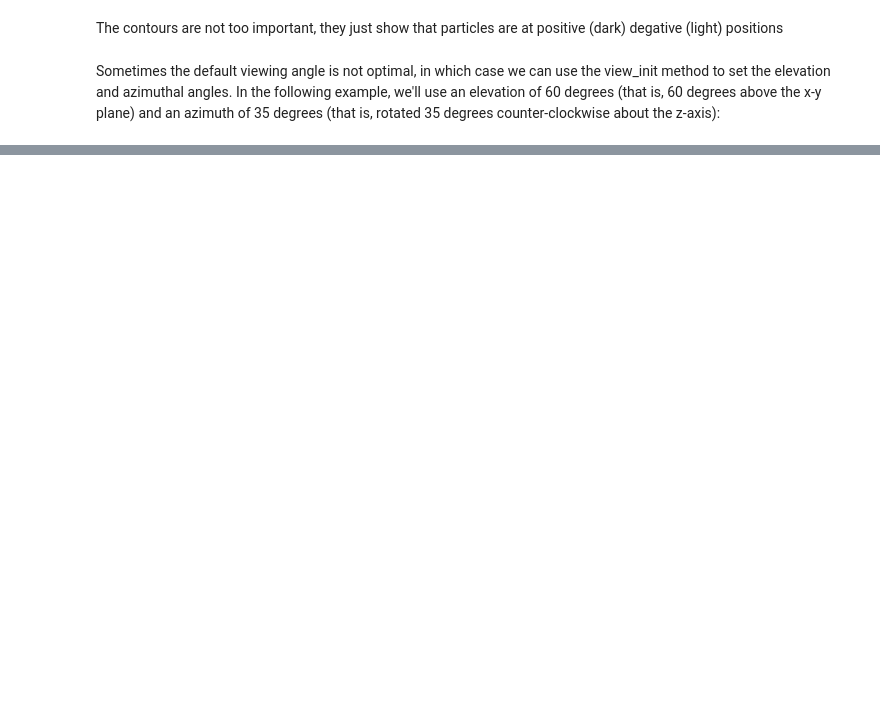
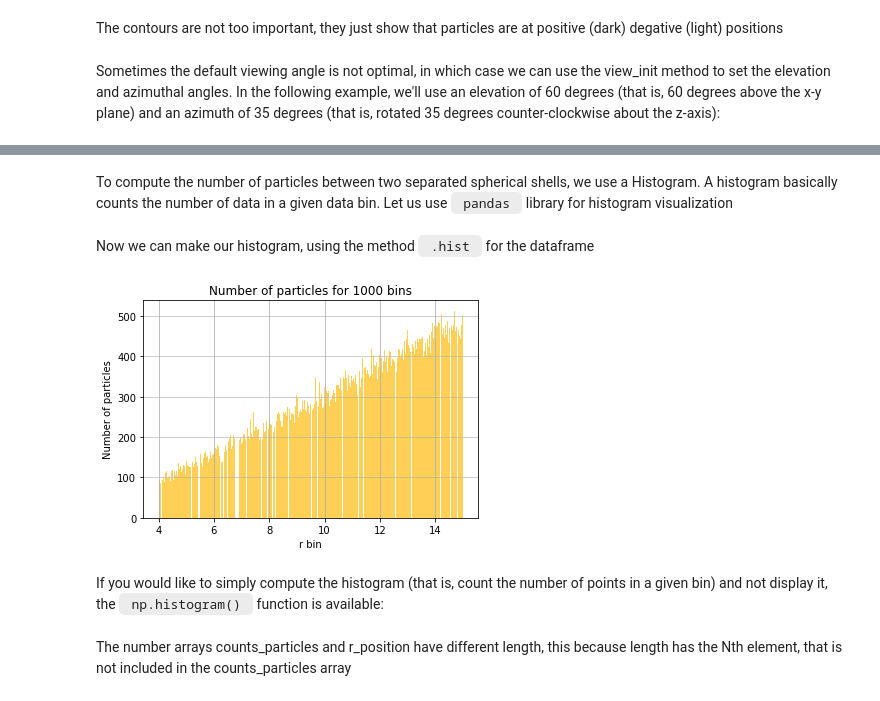
Before and after one commit to EXPLORE-for-students/python-tutorials, a Jupyter notebook: Tutorial 2/Tutorial_2_part_b.ipynb, the cells around one changed output, grey strips where cells are left out. Saved outputs shown, nothing was run; the diff lists cells and outputs as text; code cells hidden in the pictures; blank space fills up the shorter version.

```diff
--- a/Tutorial 2/Tutorial_2_part_b.ipynb
+++ b/Tutorial 2/Tutorial_2_part_b.ipynb
@@ -754,0 +466,29 @@ Do a 3 dimensional plot for the particles linear momentum. Recall the linear mom
+# %%
+# The total number of particles is
+num_dat = len(particle_codts)
+
+r_i = np.array( [ np.sqrt(np.dot(particle_codts[i],particle_codts[i])) for i in range(num_dat) ])
+# %% [markdown]
+To compute the number of particles between two separated spherical shells, we use a Histogram. A histogram basically counts the number of data in a given data bin. Let us use <code> pandas </code> library for histogram visualization
+# %%
+import pandas as pd
+# we can create a data frame from the position data
+dat_r_i = pd.Series(r_i)
+# %%
+#Let us define a logarithmically-spaced grid of position,from which we will define the bins of our histogram
+Min = min(dat_r_i) #start of the grid
+Max = max(dat_r_i) #end of the grid
+n = 1000 #number of bins
+r_grid = 10** np.linspace(np.log10(Min), np.log10(Max), 1000)
+# %% [markdown]
+Now we can make our histogram, using the method <code> .hist </code> for the dataframe
+# %%
+dat_r_i.hist(grid=True, bins= r_grid, rwidth=0.9,color='#FFCF56')
+plt.title('Number of particles for '+str(n)+' bins')
+plt.xlabel('r bin')
+plt.ylabel('Number of particles')
+plt.grid(axis='y', alpha=0.75)
+# %% [output]
+[figure, added]
+# %% [markdown]
+If you would like to simply compute the histogram (that is, count the number of points in a given bin) and not display it, the <code> np.histogram() </code> function is available:
@@ -754,0 +499,2 @@ Do a 3 dimensional plot for the particles linear momentum. Recall the linear mom
+# %% [markdown]
+The number arrays counts_particles and  r_position have different length, this because length has the Nth element, that is not included in the counts_particles array
```
Also changed, not shown: parts of 207 cells of this notebook.
